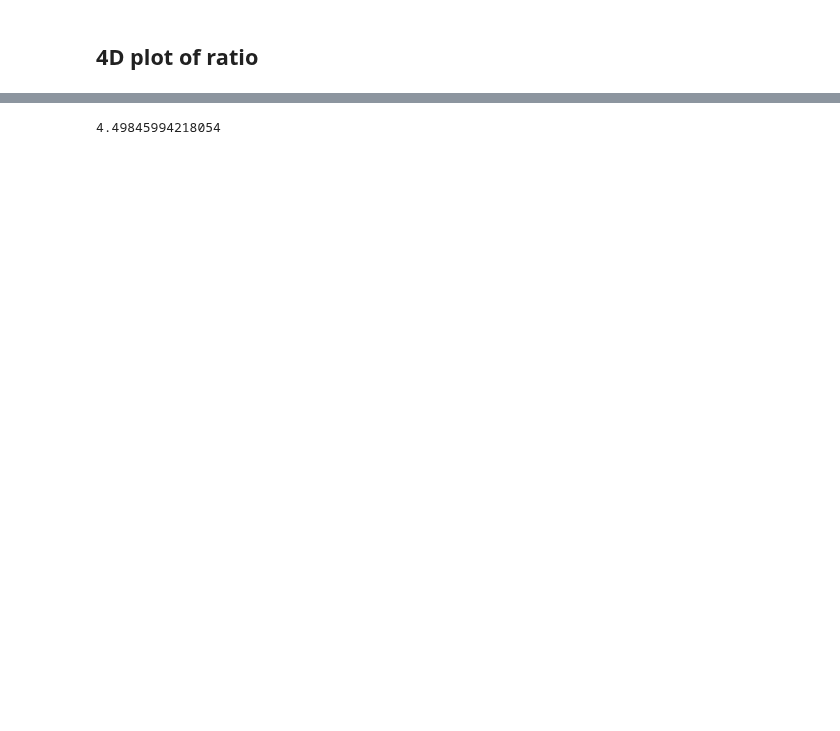
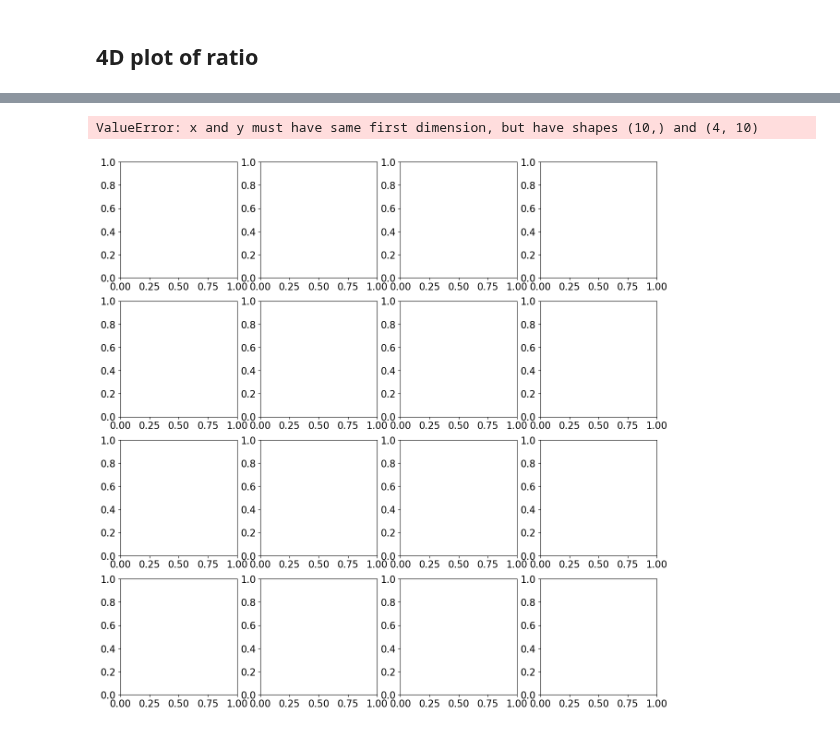
Before and after one commit to scolloms/AMAZE_model_selection, a Jupyter notebook: testing_notebooks/p_theta_checks_allchannels.ipynb, the cells around one changed output, grey strips where cells are left out. Drawn from its saved outputs; the diff is of its cells as text; code cells hidden in the pictures; blank space fills up the shorter version.

```diff
--- a/testing_notebooks/p_theta_checks_allchannels.ipynb
+++ b/testing_notebooks/p_theta_checks_allchannels.ipynb
@@ -325,9 +290,4 @@ fig.tight_layout(pad=1.3)
 # %%
-mchirps = np.linspace(0.1,65.,10)
-qs = np.linspace(0.01,0.99,10)
-chieffs = np.linspace(-0.5,0.99,10)
-zs = np.linspace(0.01,6.,10)
-
 p_mchirpqchiz = np.zeros((4,10,10,10,10))
 p_mchirpqchiz_kde = np.zeros((4,10,10,10,10))
 
@@ -339,5 +299,5 @@ for chibid, xb in enumerate(chi_b):
             for  x, chi in enumerate(chieffs):
                 for y, z in enumerate(zs):
                     sample = np.reshape([m, q, chi, z], (1,1,4))
-                    p_mchirpqchiz[chibid, i, j, x, y] = samp.lnlike([xb, alpha[alphaCEid], 0.5,0.05,0.2,0.1], sample, flow, submodels_dict, channels, use_flows=True, prior_pdf=None, use_reg=True)
-                    p_mchirpqchiz_kde[chibid, i, j, x, y] = samp.lnlike([chibid, alphaCEid,0.5,0.05,0.2,0.1], sample, KDE, submodels_dict, channels, use_flows=False, prior_pdf=None,use_reg=True)
+                    p_mchirpqchiz[chibid, i, j, x, y] = samp.lnlike([xb, alpha[alphaCEid], 0.5,0.05,0.2,0.1], sample, flow, submodels_dict, channels, use_flows=True, prior_pdf=None, smallest_N=990903)
+                    p_mchirpqchiz_kde[chibid, i, j, x, y] = samp.lnlike([chibid, alphaCEid,0.5,0.05,0.2,0.1], sample, KDE, submodels_dict, channels, use_flows=False, prior_pdf=None, smallest_N=990903)
@@ -386,4 +309,44 @@ fig.tight_layout(pad=1.3)
-# %%
-np.max(ratio[:,:,:,:])
-# %% [output]
-4.49845994218054
+# %%
+plt.rcParams["figure.figsize"] = (15,15)
+plt.rcParams.update({'font.size': 15})
+fig,ax=plt.subplots(4,4)
+chibid = 0
+
+ratio_mchirpq_marg = np.sum(p_mchirpqchiz, axis=(3,4)) - np.sum(p_mchirpqchiz_kde, axis=(3,4))
+ratio_mchirpchieff_marg = np.sum(p_mchirpqchiz, axis=(2,4)) - np.sum(p_mchirpqchiz_kde, axis=(2,4))
+ratio_qchieff_marg = np.sum(p_mchirpqchiz, axis=(1,4)) - np.sum(p_mchirpqchiz_kde, axis=(1,4))
+ratio_mchirpz_marg = np.sum(p_mchirpqchiz, axis=(2,3)) - np.sum(p_mchirpqchiz_kde, axis=(2,3))
+ratio_qz_marg = np.sum(p_mchirpqchiz, axis=(1,3)) - np.sum(p_mchirpqchiz_kde, axis=(1,3))
+ratio_chieffz_marg = np.sum(p_mchirpqchiz, axis=(1,2)) - np.sum(p_mchirpqchiz_kde, axis=(1,2))
+ax[0,0].plot(mchirps, [np.sum(p_mchirpqchiz, axis=(2,3,4)) - np.sum(p_mchirpqchiz_kde, axis=(2,3,4))][0][0])
+ax[0,0].set_xlabel('mchirp')
+ax[1,1].plot(qs, [np.sum(p_mchirpqchiz, axis=(1,3,4)) - np.sum(p_mchirpqchiz_kde, axis=(1,3,4))][0][0])
+ax[1,1].set_xlabel('q')
+ax[2,2].plot(chieffs, [np.sum(p_mchirpqchiz, axis=(1,2,4)) - np.sum(p_mchirpqchiz_kde, axis=(1,2,4))][0][0])
+ax[2,2].set_xlabel('chieff')
+ax[3,3].plot(zs, [np.sum(p_mchirpqchiz, axis=(1,2,3)) - np.sum(p_mchirpqchiz_kde, axis=(1,2,3))][0][0])
+ax[3,3].set_xlabel('zs')
+
+ax[0,1].set_axis_off()
+ax[0,2].set_axis_off()
+ax[1,2].set_axis_off()
+ax[0,3].set_axis_off()
+ax[1,3].set_axis_off()
+ax[2,3].set_axis_off()
+
+cbarmin=200
+
+c = ax[1,0].imshow(np.swapaxes(ratio_mchirpq_marg[0], 0,1), extent=(mchirps[0], mchirps[-1], qs[0], qs[-1]), origin='lower', vmin=-cbarmin, vmax=cbarmin, aspect='auto')
+c = ax[2,0].imshow(np.swapaxes(ratio_mchirpchieff_marg[0], 0,1), extent=(mchirps[0], mchirps[-1], chieffs[0], chieffs[-1]), origin='lower', vmin=-cbarmin, vmax=cbarmin,  aspect='auto')
+c = ax[2,1].imshow(np.swapaxes(ratio_qchieff_marg[0], 0,1), extent=(qs[0], qs[-1], chieffs[0], chieffs[-1]), origin='lower', vmin=-cbarmin, vmax=cbarmin, aspect='auto')
+c = ax[3,0].imshow(np.swapaxes(ratio_mchirpz_marg[0], 0,1), extent=(mchirps[0], mchirps[-1], zs[0], zs[-1]), origin='lower', vmin=-cbarmin, vmax=cbarmin,  aspect='auto')
+c = ax[3,1].imshow(np.swapaxes(ratio_qz_marg[0], 0,1), extent=(qs[0], qs[-1], zs[0], zs[-1]), origin='lower', vmin=-cbarmin, vmax=cbarmin, aspect='auto')
+c = ax[3,2].imshow(np.swapaxes(ratio_chieffz_marg[0], 0,1), extent=(chieffs[0], chieffs[-1], zs[0], zs[-1], ), origin='lower', vmin=-cbarmin, vmax=cbarmin, aspect='auto')
+
+
+fig.tight_layout(pad=1.3)
+
+#cbar = fig.colorbar(c, ax=ax[1,0])
+# %% [output]
+ValueError: x and y must have same first dimension, but have shapes (10,) and (4, 10)
+[figure, added]
```
Also changed, not shown: parts of 19 cells of this notebook.
